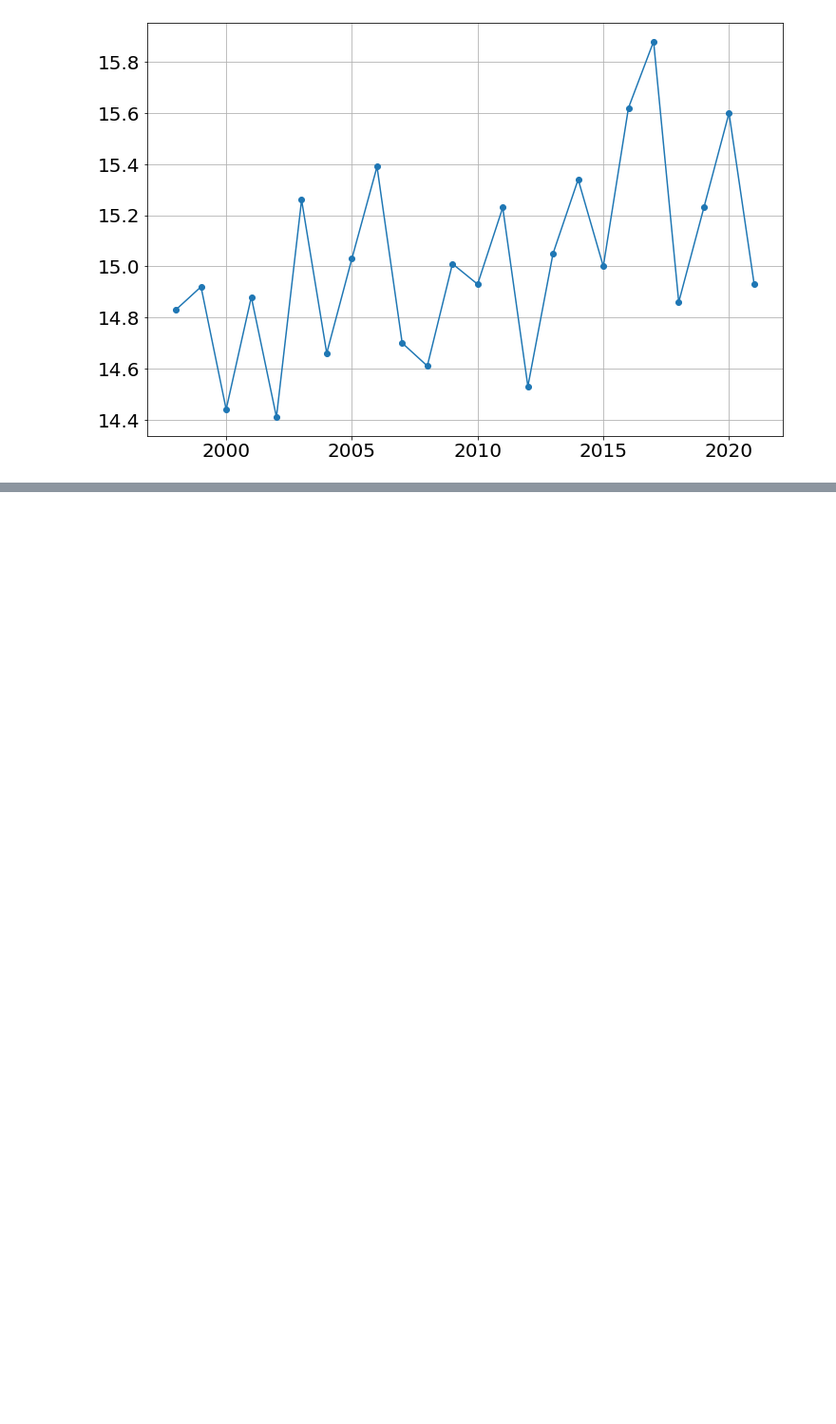
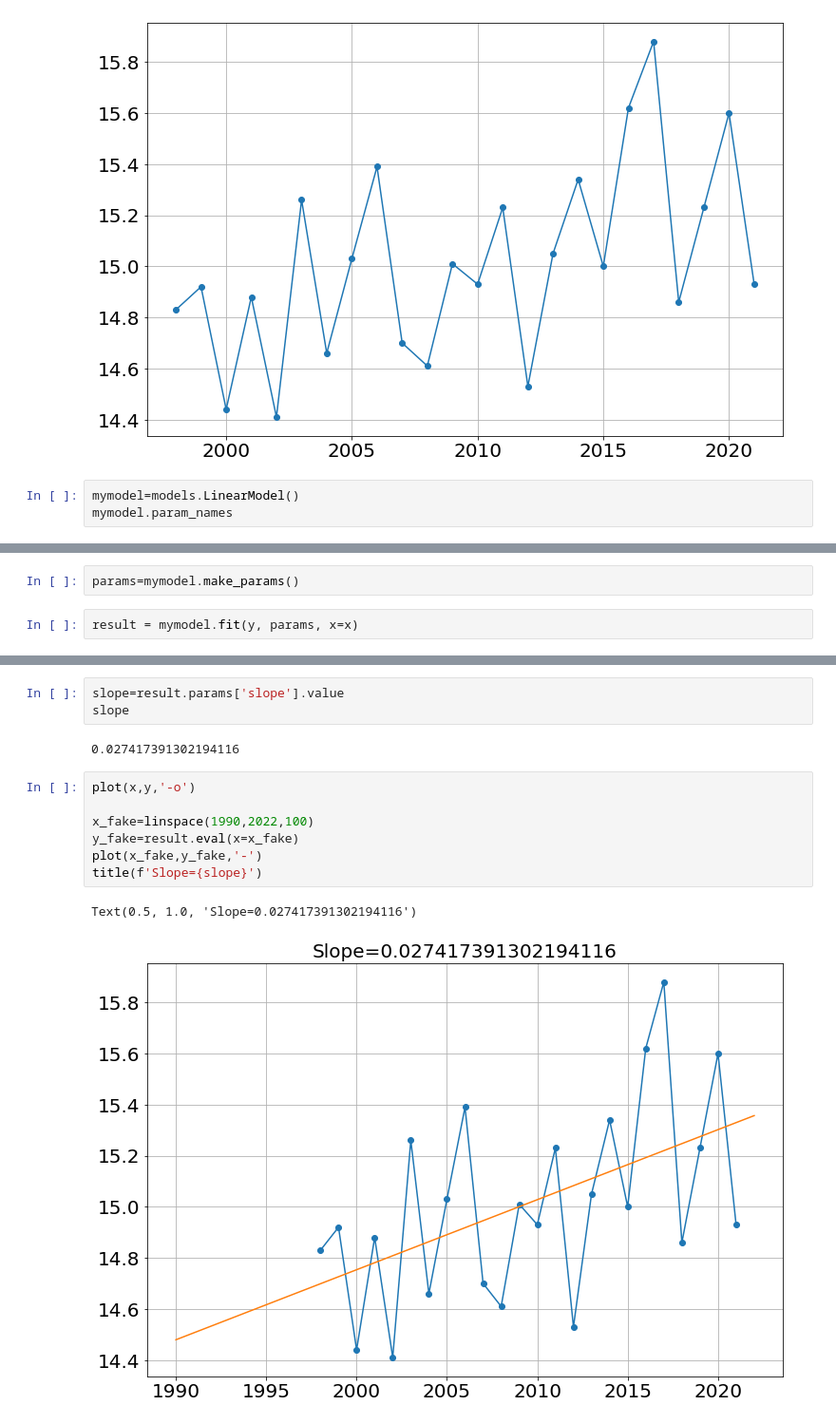
Before and after one commit to bblais/Computer-Programming-for-the-Sciences-Spring-2022, a Jupyter notebook: Sprint #3 - Parameter Fitting and Scientific Questions/2022-03-29 - Intro to Crichton Problem.ipynb, the cells around one changed output, grey strips where cells are left out. Shown: that part at 95% size. Saved outputs shown, nothing was run; the diff lists cells and outputs as text; blank space fills up the shorter version.

```diff
--- a/Sprint #3 - Parameter Fitting and Scientific Questions/2022-03-29 - Intro to Crichton Problem.ipynb
+++ b/Sprint #3 - Parameter Fitting and Scientific Questions/2022-03-29 - Intro to Crichton Problem.ipynb
@@ -42,3 +42,6 @@ plot(x,y,'-o')
 # %% [output]
 [<matplotlib.lines.Line2D at 0x...>]
 [figure]
+# %%
+mymodel=models.LinearModel()
+mymodel.param_names
@@ -44,0 +50,4 @@ plot(x,y,'-o')
+# %%
+params=mymodel.make_params()
+# %%
+result = mymodel.fit(y, params, x=x)
@@ -44,0 +74,15 @@ plot(x,y,'-o')
+# %%
+slope=result.params['slope'].value
+slope
+# %% [output]
+0.027417391302194116
+# %%
+plot(x,y,'-o')
+
+x_fake=linspace(1990,2022,100)
+y_fake=result.eval(x=x_fake)
+plot(x_fake,y_fake,'-')
+title(f'Slope={slope}')
+# %% [output]
+Text(0.5, 1.0, 'Slope=0.027417391302194116')
+[figure, added]
```
Also changed, not shown: parts of 2 cells of this notebook, 3 other files.
